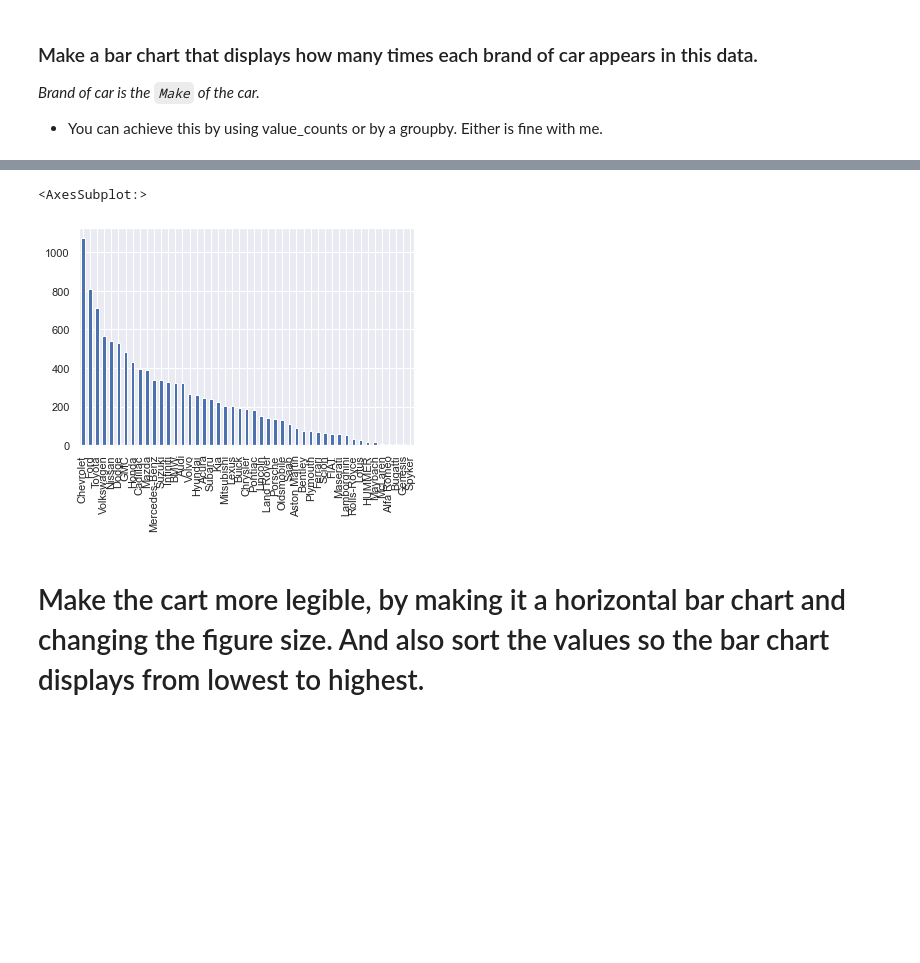
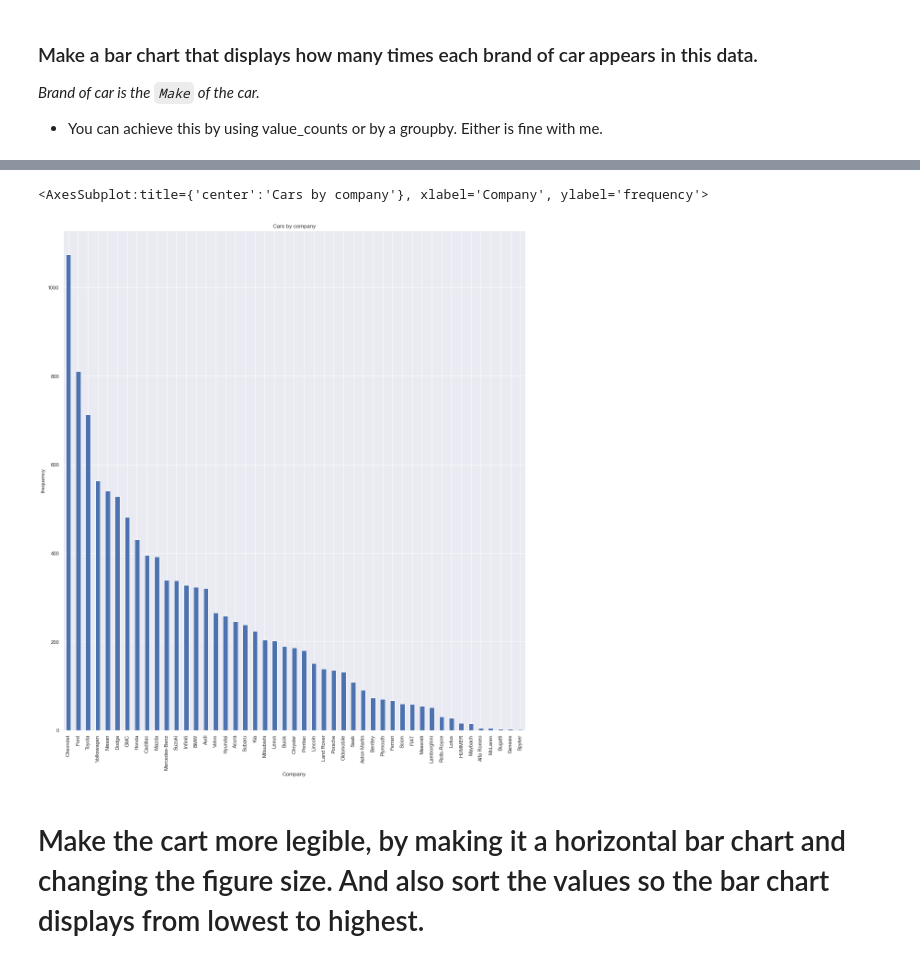
Before and after one commit to MBouchaqour/2021-fall-data-science, a Jupyter notebook: Week-02-EDA/Exercise-EDA.ipynb, the cells around one changed output, grey strips where cells are left out. Cells and saved outputs as stored; diff of their text form; code cells hidden in the pictures; blank space fills up the shorter version.

```diff
--- a/Week-02-EDA/Exercise-EDA.ipynb
+++ b/Week-02-EDA/Exercise-EDA.ipynb
@@ -138,17 +148,16 @@ _Brand of car is the `Make` of the car._
 # %%
 # Make a bar chart that displays how many times each brand of car appears in this data.
 
-##using value_counts()
+#using value_counts()
 g=df.Make.value_counts()
-# g.plot(kind='bar', x='Make', y='#_of_time_appear_in_data')
-g.plot.bar(x='Make', y='frequency')
+g.plot.bar(xlabel='Company', ylabel='frequency',title = 'Cars by company', figsize=(18,20))
 
-##using groupBy
+# #using groupBy
 # gb = df.groupby('Make').count()
-# gb['Model'].plot(kind='bar')
+# gb['Model'].plot.bar(xlabel='Company', ylabel='frequency',title = 'Cars by company', figsize=(18,20))
 # %% [output]
-<AxesSubplot:>
+<AxesSubplot:title={'center':'Cars by company'}, xlabel='Company', ylabel='frequency'>
-[figure, old version]
+[figure, new version]
 # %% [markdown]
 # Make the cart more legible, by making it a horizontal bar chart and changing the figure size.  And also sort the values so the bar chart displays from lowest to highest.
 # %%
```
Also changed, not shown: parts of 40 cells of this notebook.
